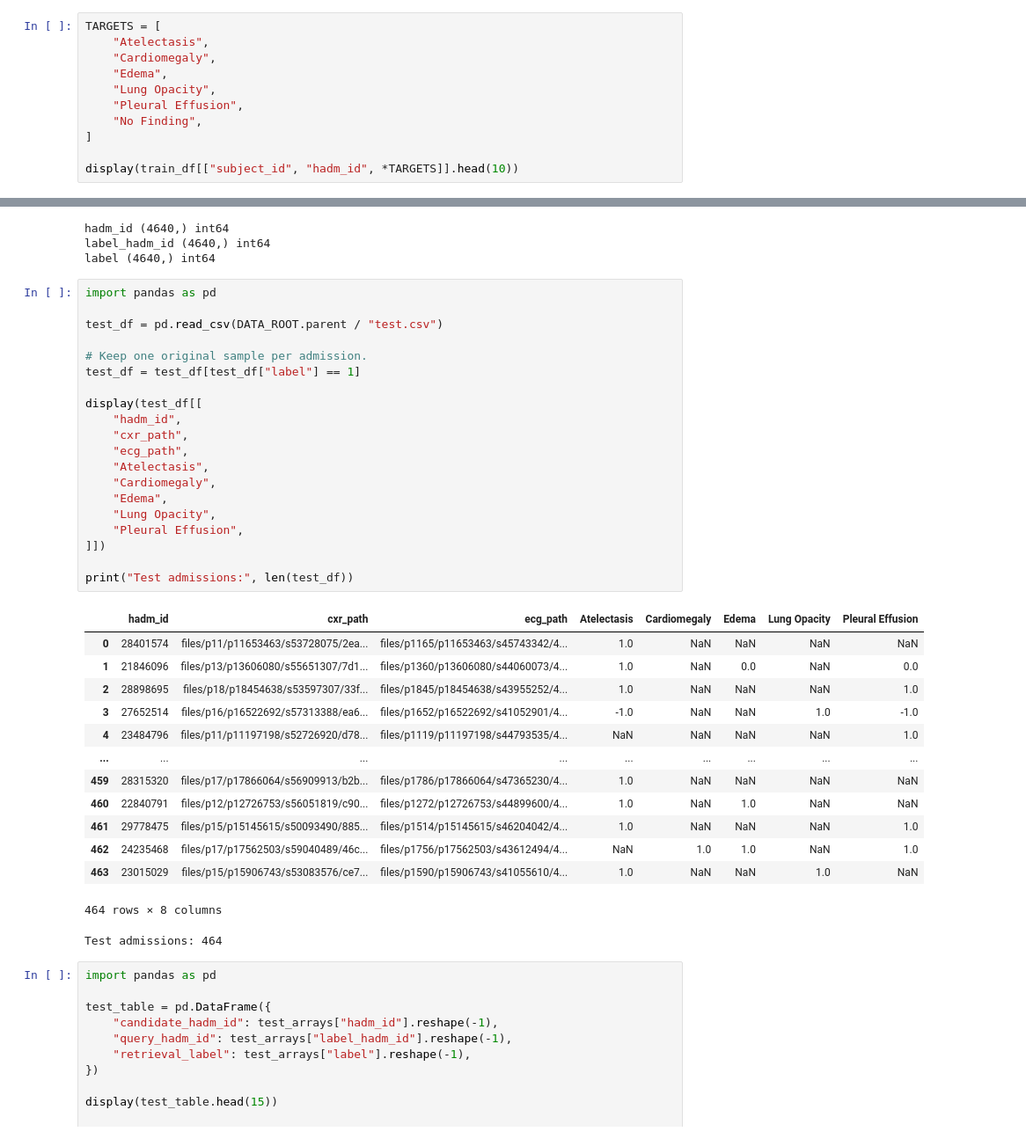
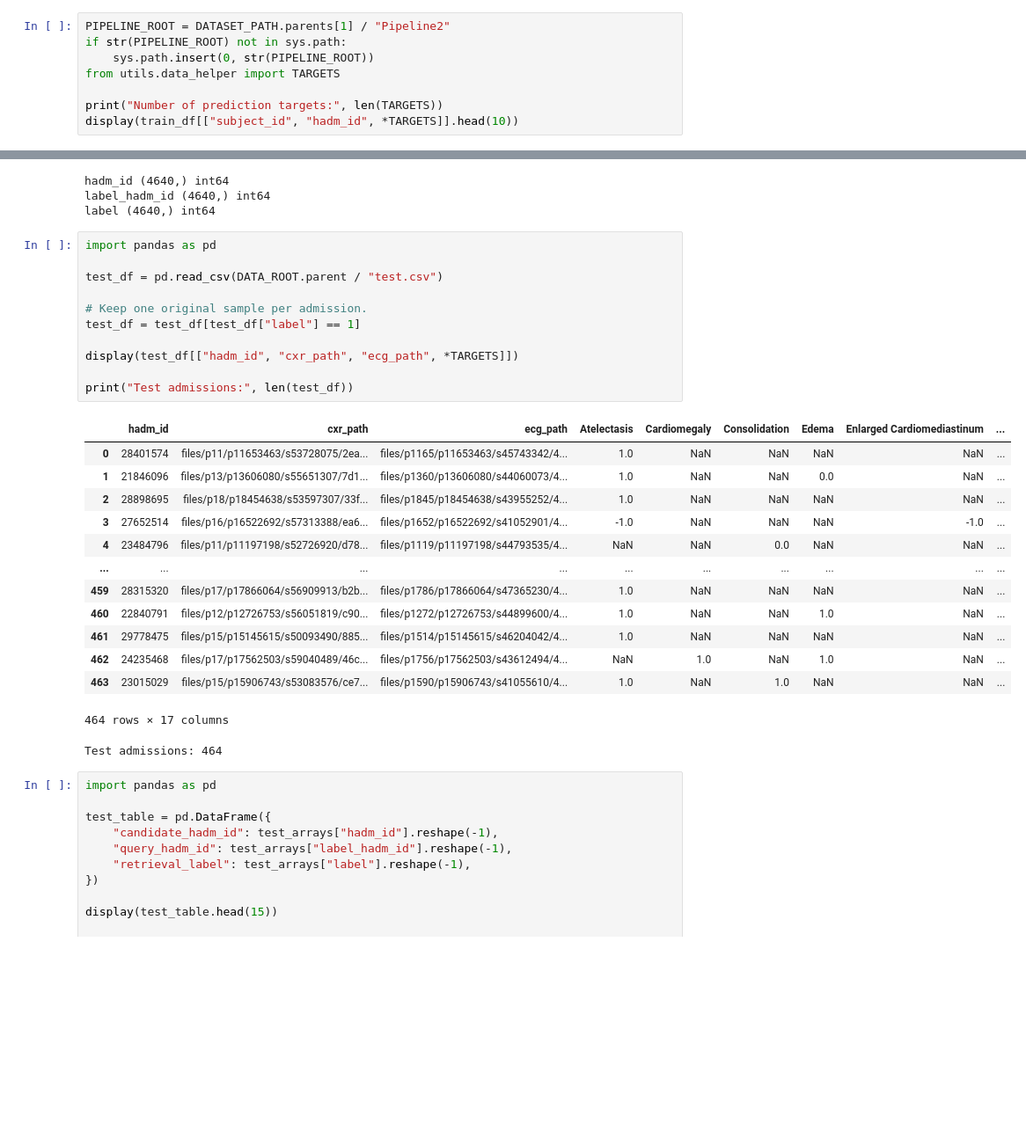
Before and after one commit to rittick-create/Pipeline1, a Jupyter notebook: Pipeline2/dataset/symile_mimic_data.ipynb, the cells around one changed output, grey strips where cells are left out. Shown at 88% size. Cells and saved outputs as stored; diff of their text form; blank space fills up the shorter version.

Commit message:
Add Pipeline2 training and support all 14 CheXpert labels

```diff
--- a/Pipeline2/dataset/symile_mimic_data.ipynb
+++ b/Pipeline2/dataset/symile_mimic_data.ipynb
@@ -36,14 +36,11 @@ print(train_df.columns.tolist())
 # %% [output]
 ['subject_id', 'hadm_id', 'cxr_path', 'Atelectasis', 'Cardiomegaly', 'Edema', 'Lung Opacity', 'No Finding', 'Pleural Effusion', 'ecg_path', '51221', '51265', '50912', '50971', '51222', '51301', '51249 ...
 # %%
-TARGETS = [
-    "Atelectasis",
-    "Cardiomegaly",
-    "Edema",
-    "Lung Opacity",
-    "Pleural Effusion",
-    "No Finding",
-]
+PIPELINE_ROOT = DATASET_PATH.parents[1] / "Pipeline2"
+if str(PIPELINE_ROOT) not in sys.path:
+    sys.path.insert(0, str(PIPELINE_ROOT))
+from utils.data_helper import TARGETS
 
+print("Number of prediction targets:", len(TARGETS))
 display(train_df[["subject_id", "hadm_id", *TARGETS]].head(10))
 # %% [output]
@@ -142,37 +140,28 @@ label (4640,) int64
 # %%
 import pandas as pd
 
 test_df = pd.read_csv(DATA_ROOT.parent / "test.csv")
 
 # Keep one original sample per admission.
 test_df = test_df[test_df["label"] == 1]
 
-display(test_df[[
-    "hadm_id",
-    "cxr_path",
-    "ecg_path",
-    "Atelectasis",
-    "Cardiomegaly",
-    "Edema",
-    "Lung Opacity",
-    "Pleural Effusion",
-]])
+display(test_df[["hadm_id", "cxr_path", "ecg_path", *TARGETS]])
 
 print("Test admissions:", len(test_df))
 # %% [output]
-|  | hadm_id | cxr_path | ecg_path | Atelectasis | Cardiomegaly | Edema | Lung Opacity | Pleural Effusion |
-| 0 | 28401574 | files/p11/p11653463/s53728075/2ea... | files/p1165/p11653463/s45743342/4... | 1.0 | NaN | NaN | NaN | NaN |
-| 1 | 21846096 | files/p13/p13606080/s55651307/7d1... | files/p1360/p13606080/s44060073/4... | 1.0 | NaN | 0.0 | NaN | 0.0 |
-| 2 | 28898695 | files/p18/p18454638/s53597307/33f... | files/p1845/p18454638/s43955252/4... | 1.0 | NaN | NaN | NaN | 1.0 |
-| 3 | 27652514 | files/p16/p16522692/s57313388/ea6... | files/p1652/p16522692/s41052901/4... | -1.0 | NaN | NaN | 1.0 | -1.0 |
-| 4 | 23484796 | files/p11/p11197198/s52726920/d78... | files/p1119/p11197198/s44793535/4... | NaN | NaN | NaN | NaN | 1.0 |
-| ... | ... | ... | ... | ... | ... | ... | ... | ... |
-| 459 | 28315320 | files/p17/p17866064/s56909913/b2b... | files/p1786/p17866064/s47365230/4... | 1.0 | NaN | NaN | NaN | NaN |
-| 460 | 22840791 | files/p12/p12726753/s56051819/c90... | files/p1272/p12726753/s44899600/4... | 1.0 | NaN | 1.0 | NaN | NaN |
-| 461 | 29778475 | files/p15/p15145615/s50093490/885... | files/p1514/p15145615/s46204042/4... | 1.0 | NaN | NaN | NaN | 1.0 |
-| 462 | 24235468 | files/p17/p17562503/s59040489/46c... | files/p1756/p17562503/s43612494/4... | NaN | 1.0 | 1.0 | NaN | 1.0 |
-| 463 | 23015029 | files/p15/p15906743/s53083576/ce7... | files/p1590/p15906743/s41055610/4... | 1.0 | NaN | NaN | 1.0 | NaN |
+|  | hadm_id | cxr_path | ecg_path | Atelectasis | Cardiomegaly | Consolidation | Edema | Enlarged Cardiomediastinum | ... |
+| 0 | 28401574 | files/p11/p11653463/s53728075/2ea... | files/p1165/p11653463/s45743342/4... | 1.0 | NaN | NaN | NaN | NaN | ... |
+| 1 | 21846096 | files/p13/p13606080/s55651307/7d1... | files/p1360/p13606080/s44060073/4... | 1.0 | NaN | NaN | 0.0 | NaN | ... |
+| 2 | 28898695 | files/p18/p18454638/s53597307/33f... | files/p1845/p18454638/s43955252/4... | 1.0 | NaN | NaN | NaN | NaN | ... |
+| 3 | 27652514 | files/p16/p16522692/s57313388/ea6... | files/p1652/p16522692/s41052901/4... | -1.0 | NaN | NaN | NaN | -1.0 | ... |
+| 4 | 23484796 | files/p11/p11197198/s52726920/d78... | files/p1119/p11197198/s44793535/4... | NaN | NaN | 0.0 | NaN | NaN | ... |
+| ... | ... | ... | ... | ... | ... | ... | ... | ... | ... |
+| 459 | 28315320 | files/p17/p17866064/s56909913/b2b... | files/p1786/p17866064/s47365230/4... | 1.0 | NaN | NaN | NaN | NaN | ... |
+| 460 | 22840791 | files/p12/p12726753/s56051819/c90... | files/p1272/p12726753/s44899600/4... | 1.0 | NaN | NaN | 1.0 | NaN | ... |
+| 461 | 29778475 | files/p15/p15145615/s50093490/885... | files/p1514/p15145615/s46204042/4... | 1.0 | NaN | NaN | NaN | NaN | ... |
+| 462 | 24235468 | files/p17/p17562503/s59040489/46c... | files/p1756/p17562503/s43612494/4... | NaN | 1.0 | NaN | 1.0 | NaN | ... |
+| 463 | 23015029 | files/p15/p15906743/s53083576/ce7... | files/p1590/p15906743/s41055610/4... | 1.0 | NaN | 1.0 | NaN | NaN | ... |
-464 rows × 8 columns
+464 rows × 17 columns
 Test admissions: 464
 # %%
 import pandas as pd
```
Also changed, not shown: parts of 7 cells of this notebook, 16 other files.
